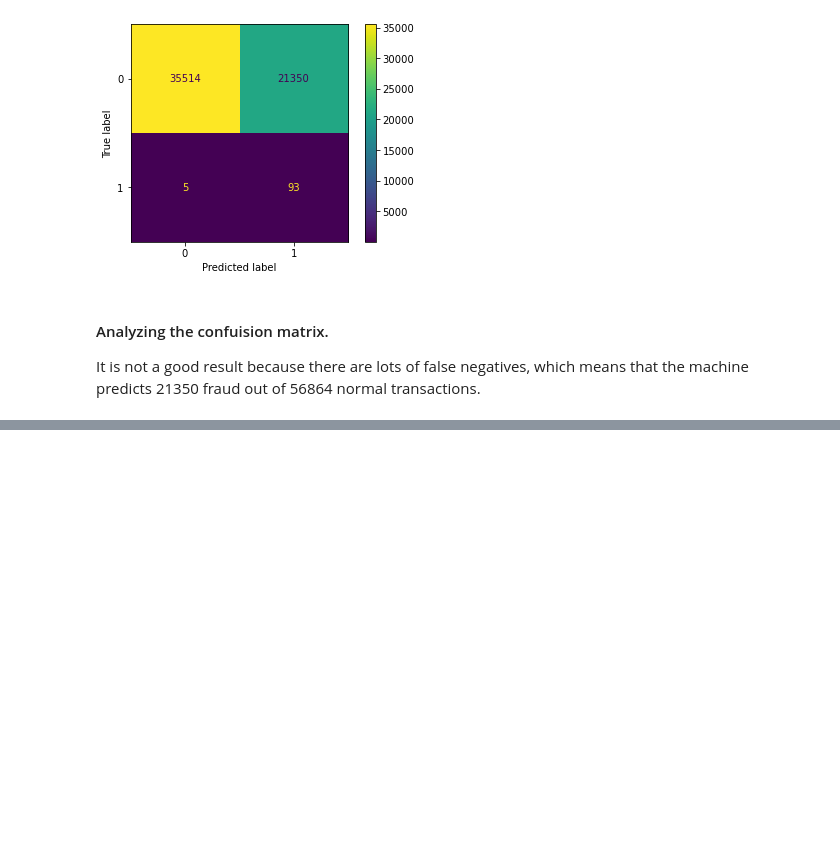
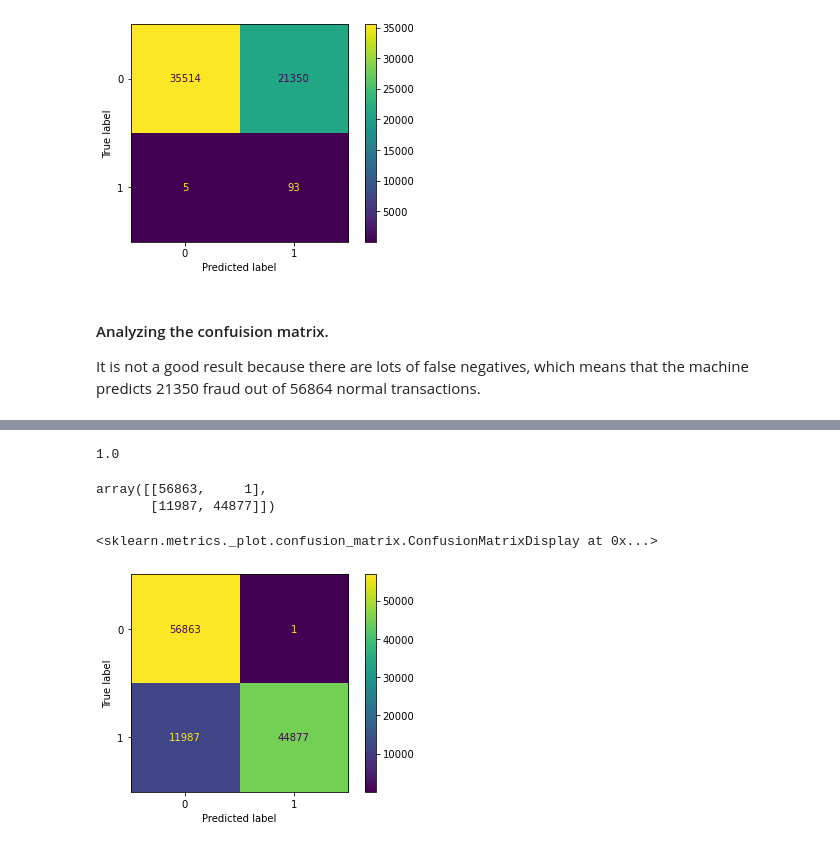
Before and after one commit to Poorya0071/Fraud-Detection, a Jupyter notebook: FraudDetection.ipynb, the cells around one changed output, grey strips where cells are left out. Cells and saved outputs as stored; diff of their text form; code cells hidden in the pictures; blank space fills up the shorter version.

Commit message:
fit to all test for oversample mode

```diff
--- a/FraudDetection.ipynb
+++ b/FraudDetection.ipynb
@@ -202,0 +205,10 @@ It is not a good result because there are lots of false negatives, which means t
+# %%
+from imblearn.over_sampling import RandomOverSampler
+ros = RandomOverSampler(
+    sampling_strategy='auto', # samples only the minority class
+    random_state=0,  # for reproducibility
+)
+
+
+X_train_oversample, y_train_oversample = ros.fit_resample(X_train, y_train)
+X_test_oversample, y_test_oversample = ros.fit_resample(X_test, y_test)
@@ -202,0 +228,8 @@ It is not a good result because there are lots of false negatives, which means t
+# %%
+# let's use RandomForest
+
+reg_over= RandomForestClassifier()
+reg_over.fit(X_train_oversample, y_train_oversample)
+reg_over.score(X_train_oversample, y_train_oversample)
+# %% [output]
+1.0
@@ -202,0 +239,10 @@ It is not a good result because there are lots of false negatives, which means t
+# %%
+confusion_matrix(y_test_oversample, y_pred_over)
+# %% [output]
+array([[56863,     1],
+       [11987, 44877]])
+# %%
+plot_confusion_matrix(reg_over, X_test_oversample, y_test_oversample)
+# %% [output]
+<sklearn.metrics._plot.confusion_matrix.ConfusionMatrixDisplay at 0x...>
+[figure, added]
```
Also changed, not shown: parts of 6 cells of this notebook.
